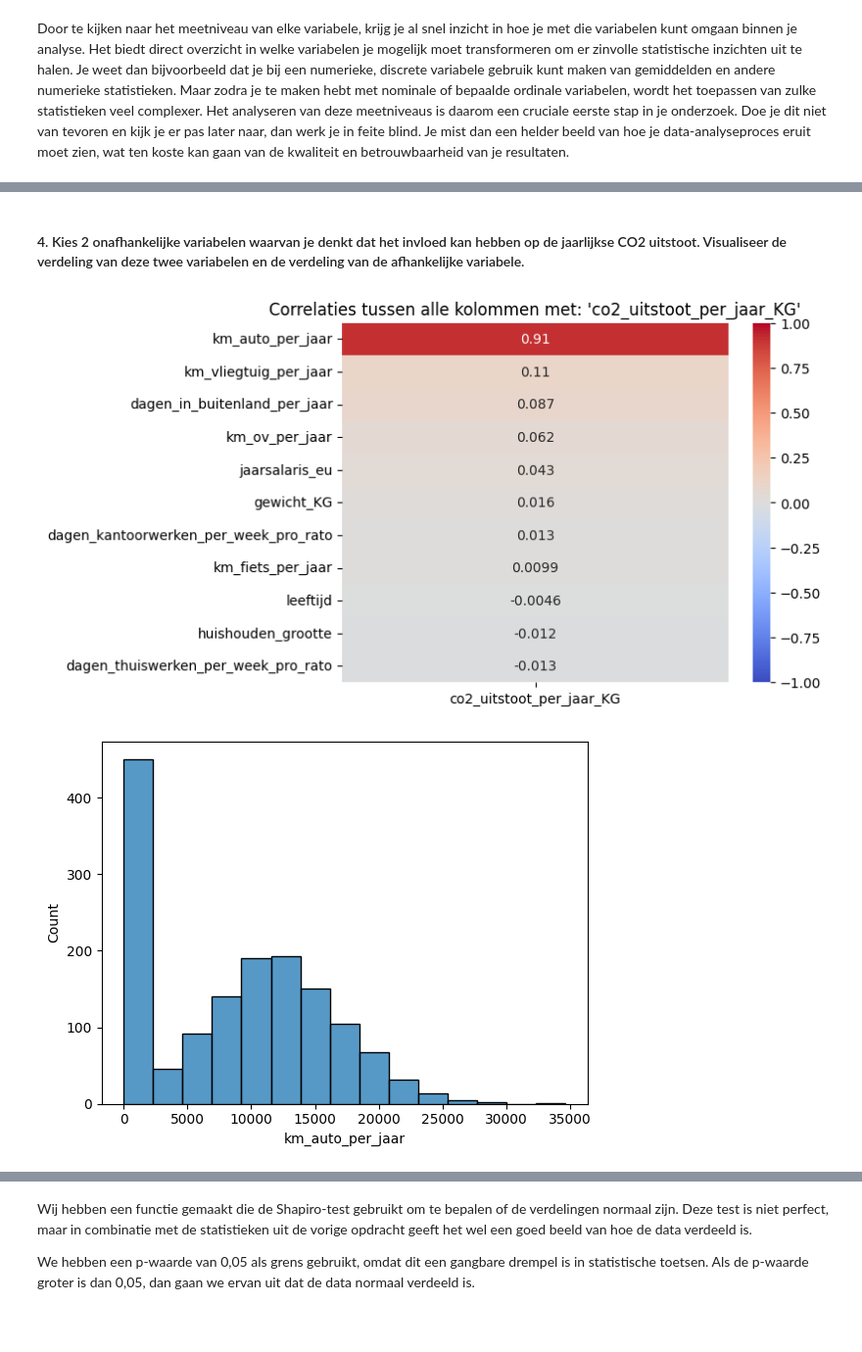
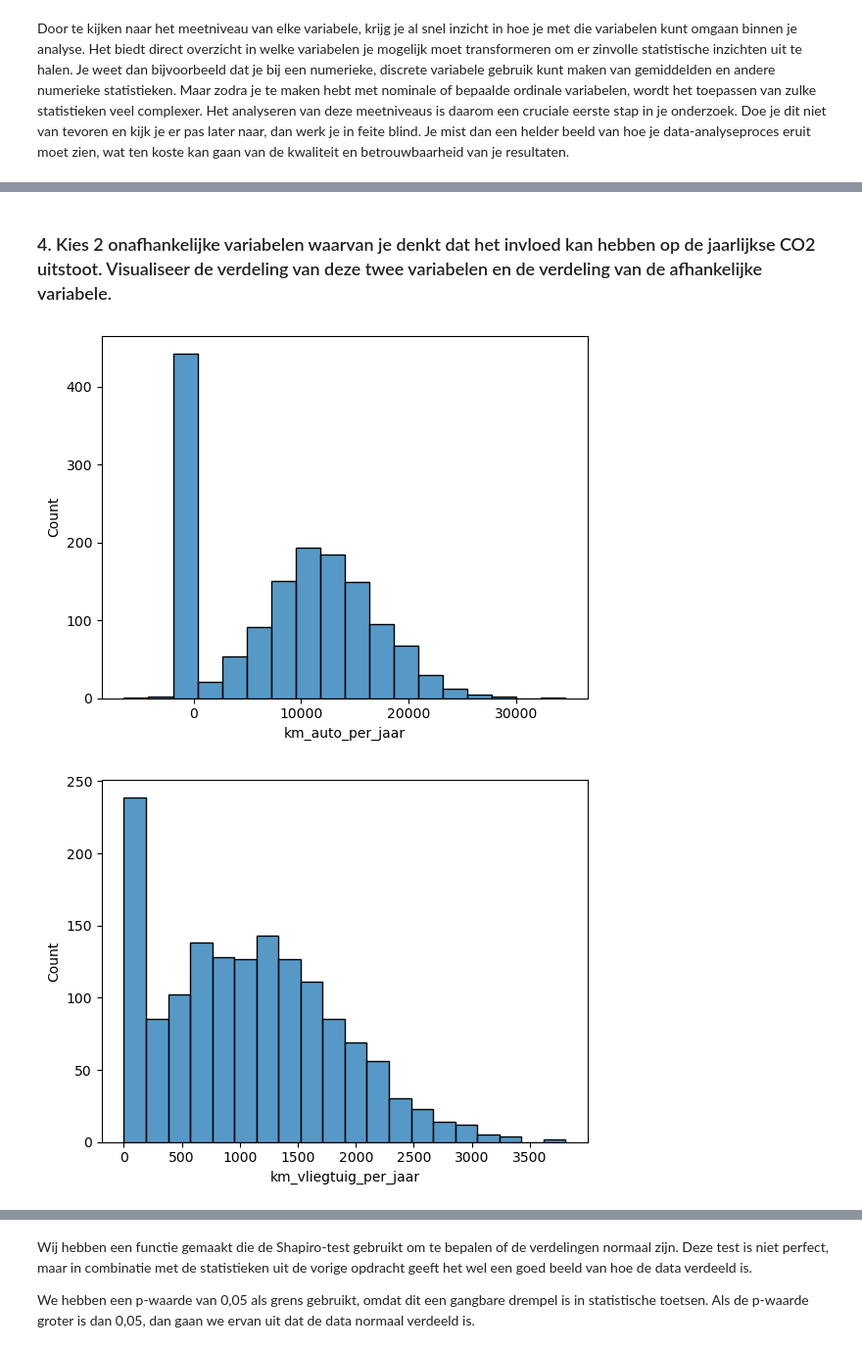
Before and after one commit to 24087068/wiskunde_porfolio, a Jupyter notebook: portfolio whole.ipynb, the cells around one changed output, grey strips where cells are left out. Shown at 98% size. Drawn from its saved outputs; the diff is of its cells as text; code cells hidden in the pictures; blank space fills up the shorter version.

```diff
--- a/portfolio whole.ipynb
+++ b/portfolio whole.ipynb
@@ -220,41 +175,30 @@ Verder is er ook in de dataset te zien dat er negatieve waarden zijn op verschil
-# %%
-df_co2 = df_co2.dropna(subset=['co2_uitstoot_per_jaar_KG', 'autobezit', 'jaarsalaris_eu', 'stad', 'opleiding_niveau'])
-
-# Kollomen definieren
-foute_kollomen = ['km_auto_per_jaar', 'km_ov_per_jaar']
-for col in foute_kollomen:
-    df_co2.loc[df_co2[col] < 0, col] = np.nan
 # %% [markdown]
-#### 4.	Kies 2 onafhankelijke variabelen waarvan je denkt dat het invloed kan hebben op de jaarlijkse CO2 uitstoot. Visualiseer de verdeling van deze twee variabelen en de verdeling van de afhankelijke variabele.
+### 4.	Kies 2 onafhankelijke variabelen waarvan je denkt dat het invloed kan hebben op de jaarlijkse CO2 uitstoot. Visualiseer de verdeling van deze twee variabelen en de verdeling van de afhankelijke variabele.
 # %%
 # 4
-# Heatmap configuratie
-df_co2_numeriek = df_co2.select_dtypes(include=[np.number])
-co2_kolom = "co2_uitstoot_per_jaar_KG"
-correlaties = df_co2_numeriek.corr()[[co2_kolom]].drop(co2_kolom)
-correlaties = correlaties.sort_values(by=co2_kolom, ascending=False)
-
-# Heatmap
-sns.heatmap(correlaties, annot=True, cmap="coolwarm", vmin=-1, vmax=1)
-plt.title(f"Correlaties tussen alle kolommen met: '{co2_kolom}'")
-plt.show()
+# heatmap
+#numeric_cols = df_co2.select_dtypes(include=['int64', 'float64']).columns
+#df_numeric = df_co2[numeric_cols]
+#plt.figure(figsize=(10, 5))
+#sns.heatmap(df_numeric.corr(), annot=True)
+#plt.show()
 
 # columns
 car_kpy = df_co2['km_auto_per_jaar']
 plane_kpy = df_co2['km_vliegtuig_per_jaar']
 co2_py = df_co2['co2_uitstoot_per_jaar_KG']
 #sns.regplot(x=car_kpy, y=co2_py)
 #plt.show()
 #sns.regplot(x=plane_kpy, y=co2_py)
 #plt.show()
 
 # hist plot
 def hist_plot_maker(data, x):
     sns.histplot(data=data, x=x)
     plt.show()
 hist_plot_maker(df_co2, car_kpy)
 hist_plot_maker(df_co2, plane_kpy)
 hist_plot_maker(df_co2, co2_py)
 # %% [output]
-[figure, old version]
+[figure, new version]
-[figure, old version]
+[figure, new version]
```
Also changed, not shown: parts of 45 cells of this notebook.
